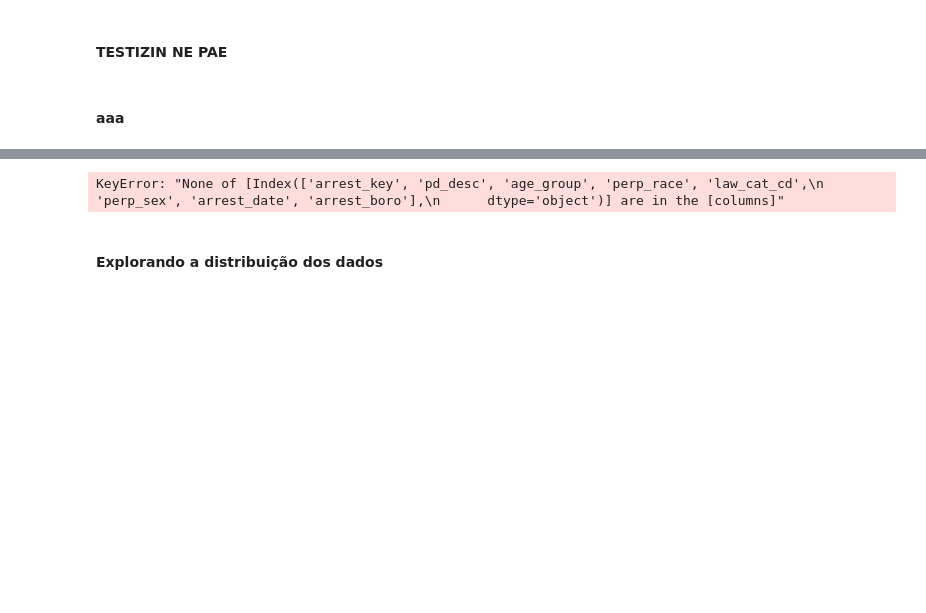
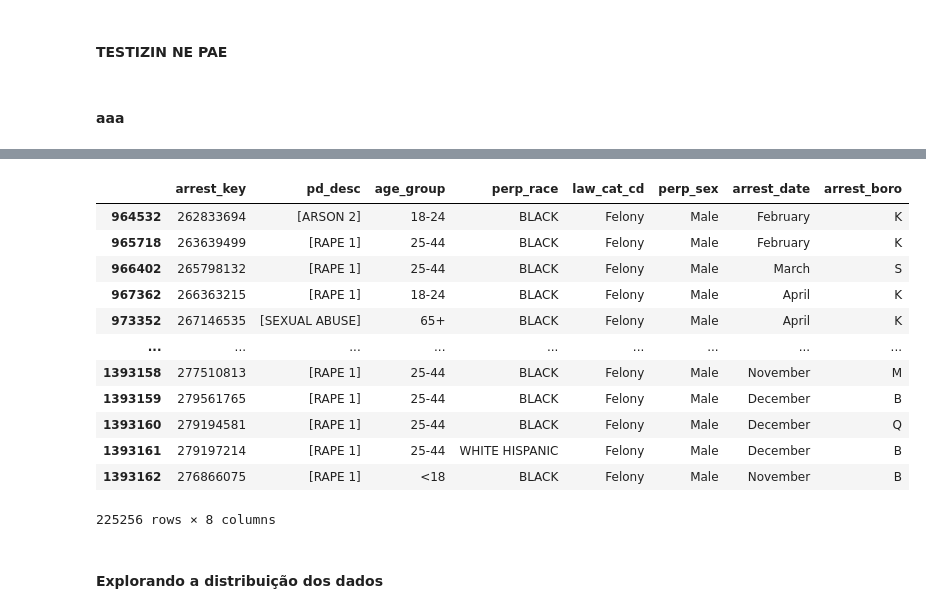
Before and after one commit to vinciusb/TP-AD, a Jupyter notebook: crimes.ipynb, the cells around one changed output, grey strips where cells are left out. Drawn from its saved outputs; the diff is of its cells as text; code cells hidden in the pictures; blank space fills up the shorter version.

```diff
--- a/crimes.ipynb
+++ b/crimes.ipynb
@@ -80,5 +99,5 @@ df
 # %%
-NOT_DESIRED = ["", "(null)", "1", "2", "2&1", "3", "4", "5", "INTENT TO", "INTENT T", "OF M", "OF MOTOR", "POLICY-", "POLICY"]
+NOT_DESIRED = ["", "(null)", "1", "2", "2&1", "3", "4", "5", "INTENT TO", "INTENT T", "OF M", "OF MOTOR", "POLICY-", "POLICY", "ETC", "ETC..."]
 CASTING = {
     "AGGRAVATED HARASSMENT 2": "AGGRAVATED HARASSMENT 1",
     "BAIL JUMPING 1 & 2": "BAIL JUMPING 3",
@@ -152,6 +171,10 @@ CASTING = {
     "WEAPONS DISPOSITION OF": "WEAPONS",
     "WEAPONS POSSESSION 1 & 2": "WEAPONS",
     "WEAPONS POSSESSION 3": "WEAPONS",
+    "ASSAULT 3": "ASSAULT 2",
+    "COERCION 2": "COERCION 1",
+    "CONSPIRACY 6": "CONSPIRACY 2",
+    "FACILITATION 4": "FACILITATION 3"
 }
 
 def cast_crime(crime):
@@ -185,43 +208,57 @@ def map_sex(row):
 
 def map_month(row):
     date = row["arrest_date"]
-    month = date[5:7]
+    month = date[0:2]
     if month == "01":
         return "January"
     elif month == "02":
         return "February"
     elif month == "03":
         return "March"
     elif month == "04":
         return "April"
     elif month == "05":
         return "May"
     elif month == "06":
         return "June"
     elif month == "07":
         return "July"
     elif month == "08":
         return "August"
     elif month == "09":
         return "September"
     elif month == "10":
         return "October"
     elif month == "11":
         return "November"
     elif month == "12":
         return "December"
     return "AAAAA marajóoooo"
 
-util_col_df = df[["arrest_key", "pd_desc", "age_group", "perp_race","law_cat_cd", "perp_sex", "arrest_date", "arrest_boro"]]
-# util_col_df = util_col_df[util_col_df["pd_desc"] != ""]
-# util_col_df["pd_desc"] = util_col_df.apply(filter_crimes, axis=1)
-# util_col_df["law_cat_cd"] = util_col_df.apply(map_offense, axis=1)
-# util_col_df["perp_sex"] = util_col_df.apply(map_sex, axis=1)
-# util_col_df["arrest_date"] = util_col_df.apply(map_month, axis=1)
-# util_col_df = util_col_df[util_col_df["pd_desc"].map(lambda d: len(d) > 0)]
+# df= df.sample(100000)
+util_col_df = df_2023[["arrest_key", "pd_desc", "age_group", "perp_race","law_cat_cd", "perp_sex", "arrest_date", "arrest_boro"]]
+util_col_df = util_col_df.dropna()
+util_col_df = util_col_df[util_col_df["pd_desc"] != ""]
+util_col_df["pd_desc"] = util_col_df.apply(filter_crimes, axis=1)
+util_col_df["law_cat_cd"] = util_col_df.apply(map_offense, axis=1)
+util_col_df["perp_sex"] = util_col_df.apply(map_sex, axis=1)
+util_col_df["arrest_date"] = util_col_df.apply(map_month, axis=1)
+util_col_df = util_col_df[util_col_df["pd_desc"].map(lambda d: len(d) > 0)]
 util_col_df
 # %% [output]
+|  | arrest_key | pd_desc | age_group | perp_race | law_cat_cd | perp_sex | arrest_date | arrest_boro |
+| 964532 | 262833694 | [ARSON 2] | 18-24 | BLACK | Felony | Male | February | K |
+| 965718 | 263639499 | [RAPE 1] | 25-44 | BLACK | Felony | Male | February | K |
+| 966402 | 265798132 | [RAPE 1] | 25-44 | BLACK | Felony | Male | March | S |
+| 967362 | 266363215 | [RAPE 1] | 18-24 | BLACK | Felony | Male | April | K |
+| 973352 | 267146535 | [SEXUAL ABUSE] | 65+ | BLACK | Felony | Male | April | K |
+| ... | ... | ... | ... | ... | ... | ... | ... | ... |
+| 1393158 | 277510813 | [RAPE 1] | 25-44 | BLACK | Felony | Male | November | M |
+| 1393159 | 279561765 | [RAPE 1] | 25-44 | BLACK | Felony | Male | December | B |
+| 1393160 | 279194581 | [RAPE 1] | 25-44 | BLACK | Felony | Male | December | Q |
+| 1393161 | 279197214 | [RAPE 1] | 25-44 | WHITE HISPANIC | Felony | Male | December | B |
+| 1393162 | 276866075 | [RAPE 1] | <18 | BLACK | Felony | Male | November | B |
-KeyError: "None of [Index(['arrest_key', 'pd_desc', 'age_group', 'perp_race', 'law_cat_cd',\n       'perp_sex', 'arrest_date', 'arrest_boro'],\n      dtype='object')] are in the [columns]"
+225256 rows × 8 columns
 # %% [markdown]
 #### Explorando a distribuição dos dados
 # %%
```
Also changed, not shown: parts of 9 cells of this notebook, 2 other files.
